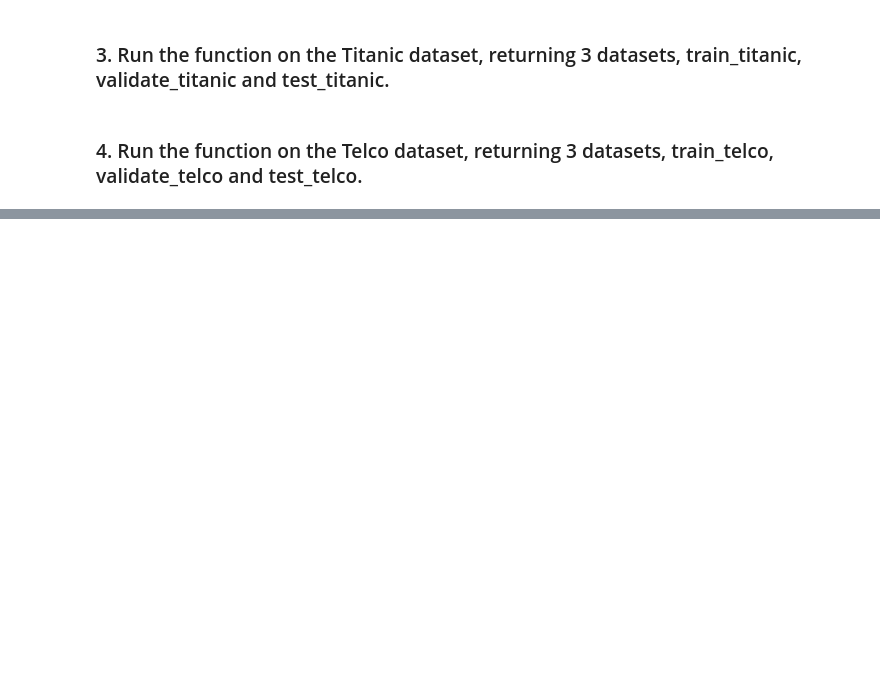
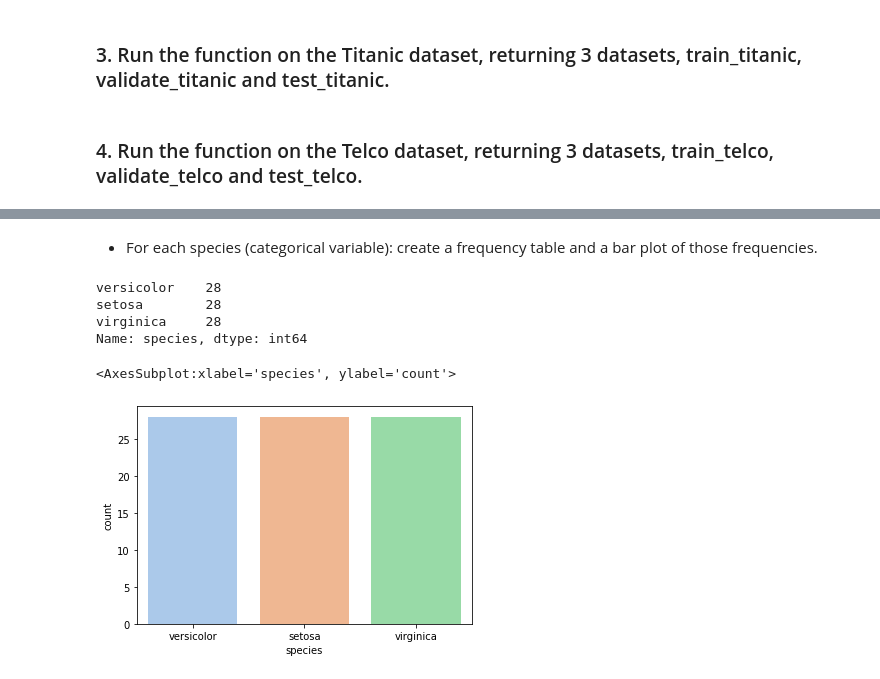
Before and after one commit to Yvette-Ibarra/classification-exercises, a Jupyter notebook: classification_exercises.ipynb, the cells around one changed output, grey strips where cells are left out. Cells and saved outputs as stored; diff of their text form; code cells hidden in the pictures; blank space fills up the shorter version.

```diff
--- a/classification_exercises.ipynb
+++ b/classification_exercises.ipynb
@@ -825,0 +686,16 @@ train_telco
+# %% [markdown]
+* For each species (categorical variable): create a frequency table and a bar plot of those frequencies.
+# %%
+# frequency table
+train.species.value_counts()
+# %% [output]
+versicolor    28
+setosa        28
+virginica     28
+Name: species, dtype: int64
+# %%
+# bar plot
+sns.countplot(x='species', data=train, palette='pastel')
+# %% [output]
+<AxesSubplot:xlabel='species', ylabel='count'>
+[figure, added]
```
Also changed, not shown: parts of 64 cells of this notebook.
